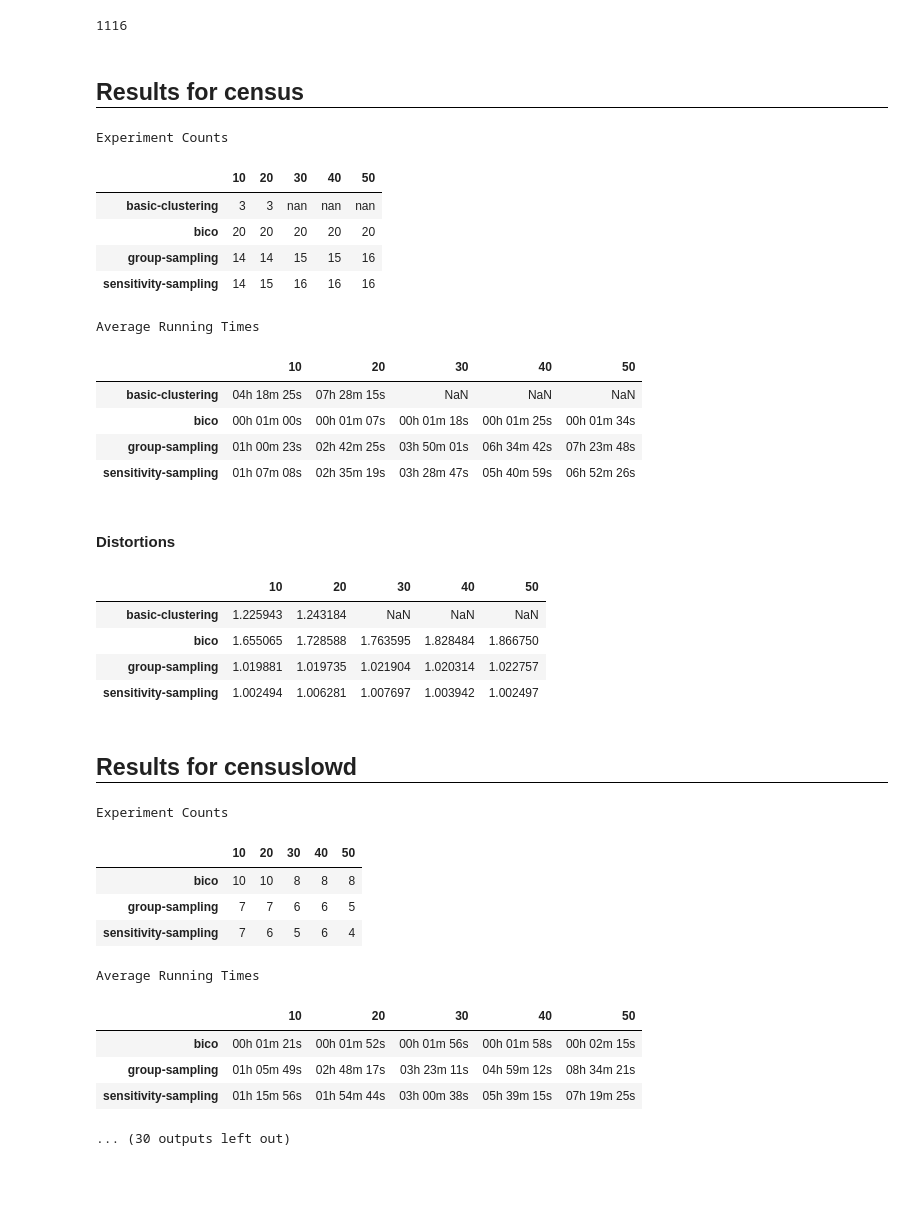
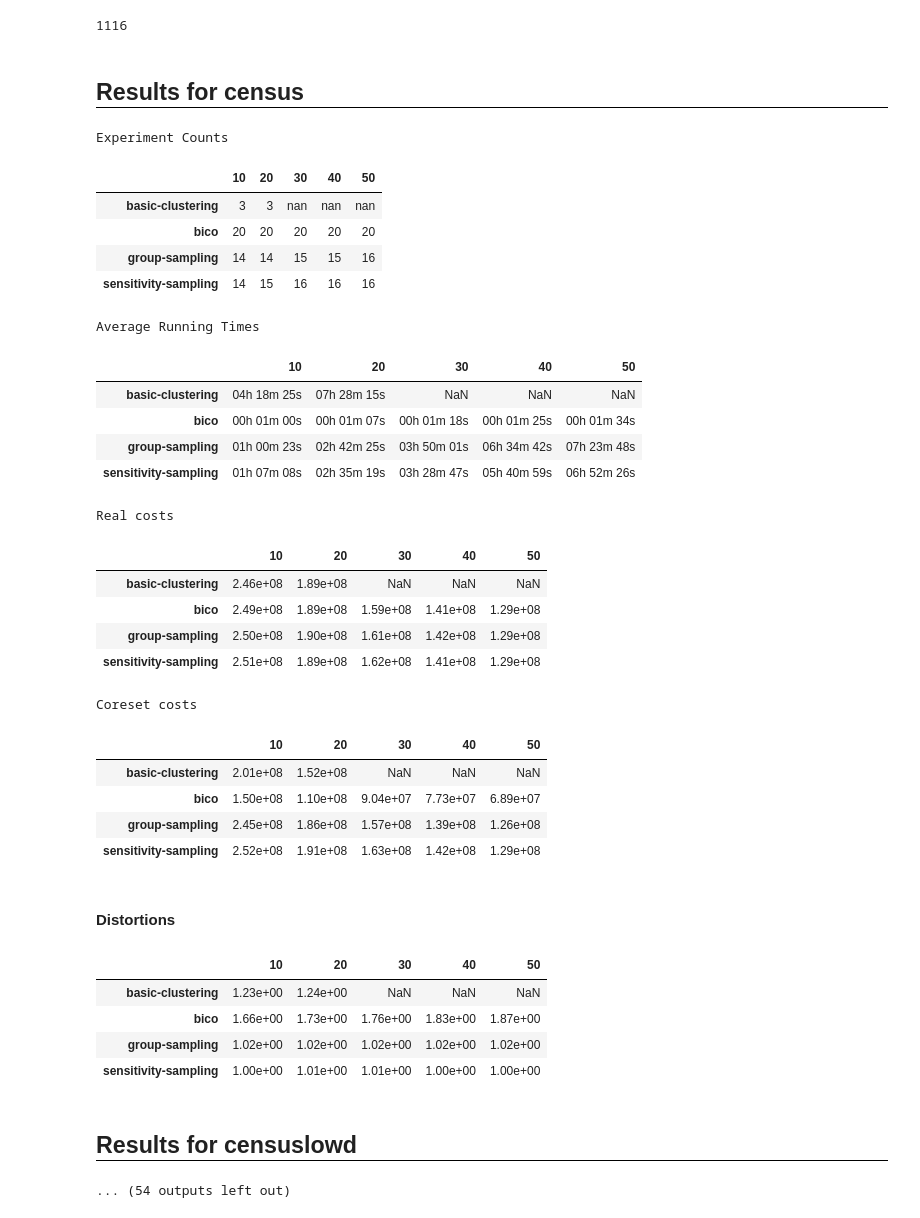
Before and after one commit to sheikhomar/coresets-bench, a Jupyter notebook: pynb/11-combined-results.ipynb, the cells around one changed output. Saved outputs shown, nothing was run; the diff lists cells and outputs as text; code cells hidden in the pictures; blank space fills up the shorter version.

Commit message:
Display costs.

```diff
--- a/pynb/11-combined-results.ipynb
+++ b/pynb/11-combined-results.ipynb
@@ -59,7 +59,9 @@ def aggregate_costs(df_costs: pd.DataFrame):
     return df_aggr_costs
 
 
-def display_results_for(df_aggr_costs: pd.DataFrame, dataset_name: str, show_counts: bool=True, show_running_times:bool=True):
+def display_results_for(df_aggr_costs: pd.DataFrame, dataset_name: str, show_counts: bool=True, show_running_times:bool=True, show_costs: bool=True):
+    pd.set_option('display.float_format', '{:.2e}'.format)
+
     display(HTML(f"<h2 style='border-bottom:solid 1px Black;padding-bottom:5px;'>Results for {dataset_name}</h2>"))
     df_filtered = df_aggr_costs[df_aggr_costs.dataset == dataset_name]
 
@@ -84,6 +86,25 @@ def display_results_for(df_aggr_costs: pd.DataFrame, dataset_name: str, show_cou
 
     display(HTML(html_str))
 
+    if show_costs:
+        df_real_costs = pd.pivot_table(df_filtered, values="real_cost_mean", index=["algorithm"], columns=["k"])
+        df_real_costs = df_real_costs.rename_axis(None, axis=0).rename_axis(None, axis=1)
+
+        df_coreset_costs = pd.pivot_table(df_filtered, values="coreset_cost_mean", index=["algorithm"], columns=["k"])
+        df_coreset_costs = df_coreset_costs.rename_axis(None, axis=0).rename_axis(None, axis=1)
+
+        html_str = ""
+        html_str += f'<div style="border:solid 1px #eee; float:left;">'
+        html_str += f"<h4 style='text-align:center;'>Real costs</h4>"
+        html_str += df_real_costs.to_html()
+        html_str += "</div>"
+
+        html_str += f'<div style="border:solid 1px #eee; float:left;">'
+        html_str += f"<h4 style='text-align:center;'>Coreset costs</h4>"
+        html_str += df_coreset_costs.to_html()
+        html_str += "</div>"
+        display(HTML(html_str))
+
     display(HTML(f'<h4>Distortions</h4>'))
     df_distortions = pd.pivot_table(df_filtered, values="distortion", index=["algorithm"], columns=["k"])
     df_distortions = df_distortions.rename_axis(None, axis=0).rename_axis(None, axis=1)
@@ -101,36 +122,38 @@ df_cost_data = get_costs(run_files)
 df_aggr_costs = aggregate_costs(df_cost_data)
 # %%
 for dataset_name in df_aggr_costs.dataset.unique():
-    display_results_for(df_aggr_costs, dataset_name=dataset_name, show_counts=True, show_running_times=True)
+    display_results_for(df_aggr_costs, dataset_name=dataset_name, show_counts=True, show_running_times=True, show_costs=True)
 # %% [output]
 Results for census
 Experiment Counts
 |  | 10 | 20 | 30 | 40 | 50 |
 | basic-clustering | 3 | 3 | nan | nan | nan |
 | bico | 20 | 20 | 20 | 20 | 20 |
 | group-sampling | 14 | 14 | 15 | 15 | 16 |
 | sensitivity-sampling | 14 | 15 | 16 | 16 | 16 |
 Average Running Times
 |  | 10 | 20 | 30 | 40 | 50 |
 | basic-clustering | 04h 18m 25s | 07h 28m 15s | NaN | NaN | NaN |
 | bico | 00h 01m 00s | 00h 01m 07s | 00h 01m 18s | 00h 01m 25s | 00h 01m 34s |
 | group-sampling | 01h 00m 23s | 02h 42m 25s | 03h 50m 01s | 06h 34m 42s | 07h 23m 48s |
 | sensitivity-sampling | 01h 07m 08s | 02h 35m 19s | 03h 28m 47s | 05h 40m 59s | 06h 52m 26s |
+Real costs
+|  | 10 | 20 | 30 | 40 | 50 |
+| basic-clustering | 2.46e+08 | 1.89e+08 | NaN | NaN | NaN |
+| bico | 2.49e+08 | 1.89e+08 | 1.59e+08 | 1.41e+08 | 1.29e+08 |
+| group-sampling | 2.50e+08 | 1.90e+08 | 1.61e+08 | 1.42e+08 | 1.29e+08 |
+| sensitivity-sampling | 2.51e+08 | 1.89e+08 | 1.62e+08 | 1.41e+08 | 1.29e+08 |
+Coreset costs
+|  | 10 | 20 | 30 | 40 | 50 |
+| basic-clustering | 2.01e+08 | 1.52e+08 | NaN | NaN | NaN |
+| bico | 1.50e+08 | 1.10e+08 | 9.04e+07 | 7.73e+07 | 6.89e+07 |
+| group-sampling | 2.45e+08 | 1.86e+08 | 1.57e+08 | 1.39e+08 | 1.26e+08 |
+| sensitivity-sampling | 2.52e+08 | 1.91e+08 | 1.63e+08 | 1.42e+08 | 1.29e+08 |
 Distortions
-|  | 10 | 20 | 30 | 40 | 50 |
-| basic-clustering | 1.225943 | 1.243184 | NaN | NaN | NaN |
-| bico | 1.655065 | 1.728588 | 1.763595 | 1.828484 | 1.866750 |
-| group-sampling | 1.019881 | 1.019735 | 1.021904 | 1.020314 | 1.022757 |
-| sensitivity-sampling | 1.002494 | 1.006281 | 1.007697 | 1.003942 | 1.002497 |
+|  | 10 | 20 | 30 | 40 | 50 |
+| basic-clustering | 1.23e+00 | 1.24e+00 | NaN | NaN | NaN |
+| bico | 1.66e+00 | 1.73e+00 | 1.76e+00 | 1.83e+00 | 1.87e+00 |
+| group-sampling | 1.02e+00 | 1.02e+00 | 1.02e+00 | 1.02e+00 | 1.02e+00 |
+| sensitivity-sampling | 1.00e+00 | 1.01e+00 | 1.01e+00 | 1.00e+00 | 1.00e+00 |
 Results for censuslowd
-Experiment Counts
-|  | 10 | 20 | 30 | 40 | 50 |
-| bico | 10 | 10 | 8 | 8 | 8 |
-| group-sampling | 7 | 7 | 6 | 6 | 5 |
-| sensitivity-sampling | 7 | 6 | 5 | 6 | 4 |
-Average Running Times
-|  | 10 | 20 | 30 | 40 | 50 |
-| bico | 00h 01m 21s | 00h 01m 52s | 00h 01m 56s | 00h 01m 58s | 00h 02m 15s |
-| group-sampling | 01h 05m 49s | 02h 48m 17s | 03h 23m 11s | 04h 59m 12s | 08h 34m 21s |
-| sensitivity-sampling | 01h 15m 56s | 01h 54m 44s | 03h 00m 38s | 05h 39m 15s | 07h 19m 25s |
-... (30 outputs left out)
+... (54 outputs left out)
```
